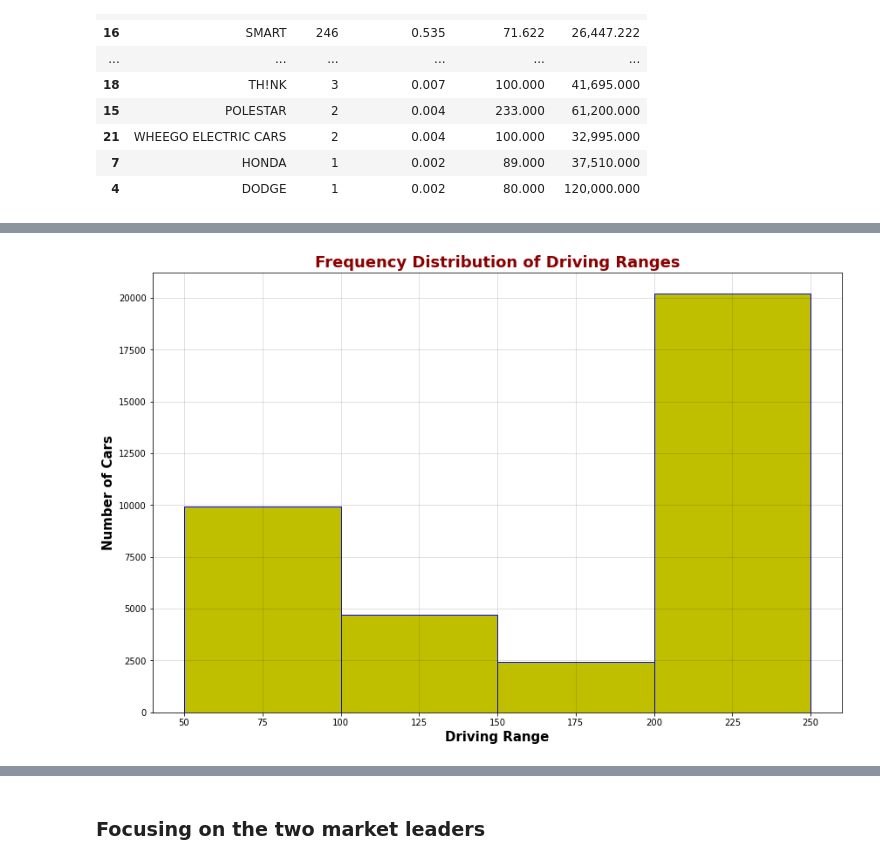
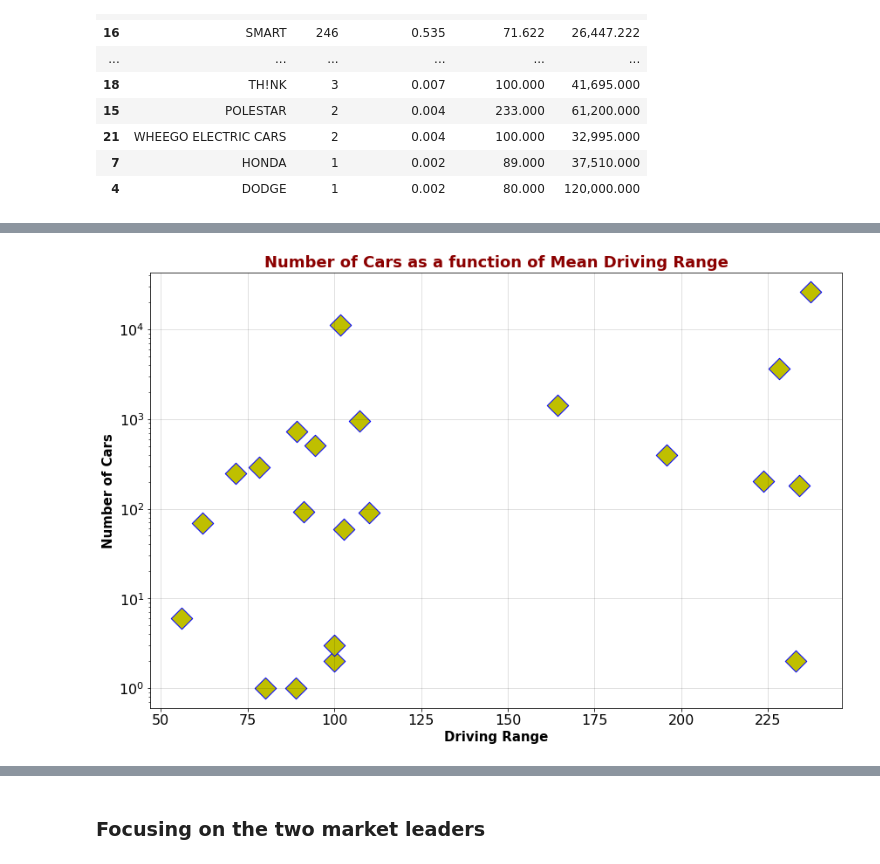
Before and after one commit to fbarillas08/Electric-Vehicles-in-WashingtonState, a Jupyter notebook: Project1_EV_WashingtonState.ipynb, the cells around one changed output, grey strips where cells are left out. Saved outputs shown, nothing was run; the diff lists cells and outputs as text; code cells hidden in the pictures.

Commit message:
Add files via upload
Updated Main Notebook and New Graphs

```diff
--- a/Project1_EV_WashingtonState.ipynb
+++ b/Project1_EV_WashingtonState.ipynb
@@ -332,19 +455,27 @@ plt.tight_layout(pad=0.8, w_pad=1.4, h_pad=1.0)
 # %%
-## Frequency Distribution of Driving Range
+## Scatter Plot of # Cars as a function of Range
 
-ranges = BEV_df['Electric_Range']
-bins = [50,100,150,200,250]
+BEV_Per_Make_df.sort_values('Mean_Range', inplace =True, ascending = True)
 
-fig3 = plt.figure(figsize =(12,8))
+x_axis = BEV_Per_Make_df['Mean_Range']
+y_values=BEV_Per_Make_df['Cars']
 
-plt.title("Frequency Distribution of Driving Ranges", fontsize = 18, fontweight ='bold', color='darkred')
+fig2 = plt.figure(figsize =(12,8))
+
+plt.scatter(x_axis, y_values, marker ="D", s= 300, facecolor = 'y', edgecolor = 'b', alpha = 1.0)
+
+plt.title("Number of Cars as a function of Mean Driving Range", fontsize = 18, fontweight ='bold', color='darkred')
 plt.xlabel("Driving Range", fontsize = 15, fontweight ='bold')
 plt.ylabel("Number of Cars", fontsize = 15, fontweight ='bold')
-
-plt.hist(ranges, bins=bins, edgecolor = 'b', facecolor = 'y')
+plt.xticks(fontsize = 16, color = 'k', rotation = 0)
+plt.yticks(fontsize = 16, color = 'k', rotation = 0)
+plt.yscale("log")
 
 plt.grid(color='k', alpha = 0.15)
 
 plt.tight_layout(pad=0.8, w_pad=1.4, h_pad=1.0)
+
+plt.savefig("BEVs_vs_Range_Scatter.png")
+plt.show()
 # %% [output]
-[figure, old version]
+[figure, new version]
```
Also changed, not shown: parts of 28 cells of this notebook, 20 other files.
